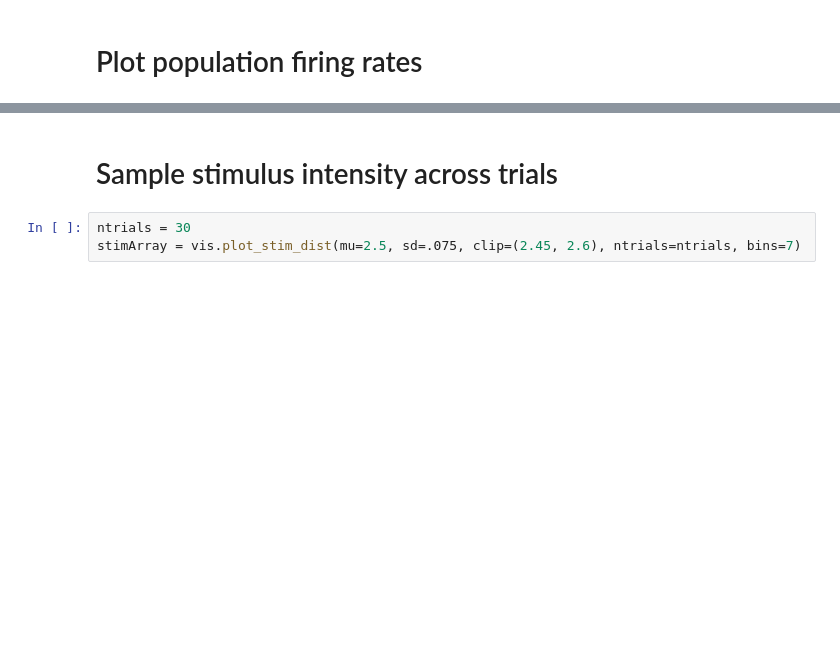
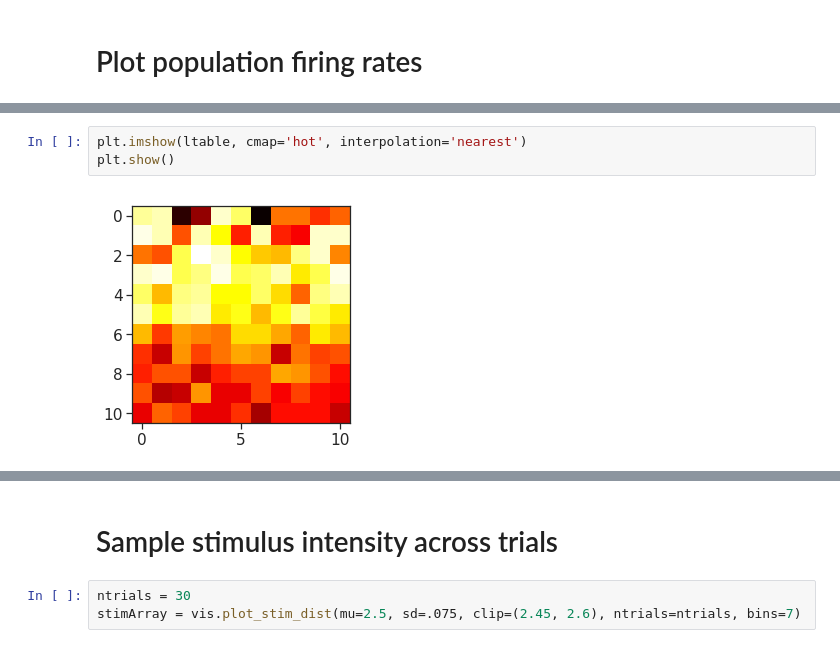
Before and after one commit to CoAxLab/CBGT, a Jupyter notebook: CBGT_PLOSCompBio2019_Demo - Continuous.ipynb, the cells around one changed output, grey strips where cells are left out. Drawn from its saved outputs; the diff is of its cells as text; blank space fills up the shorter version.

```diff
--- a/CBGT_PLOSCompBio2019_Demo - Continuous.ipynb
+++ b/CBGT_PLOSCompBio2019_Demo - Continuous.ipynb
@@ -211,0 +273,5 @@ ax1[1].set_ylim(0,100)
+# %%
+plt.imshow(ltable, cmap='hot', interpolation='nearest')
+plt.show()
+# %% [output]
+[figure, added]
```
Also changed, not shown: parts of 19 cells of this notebook.
